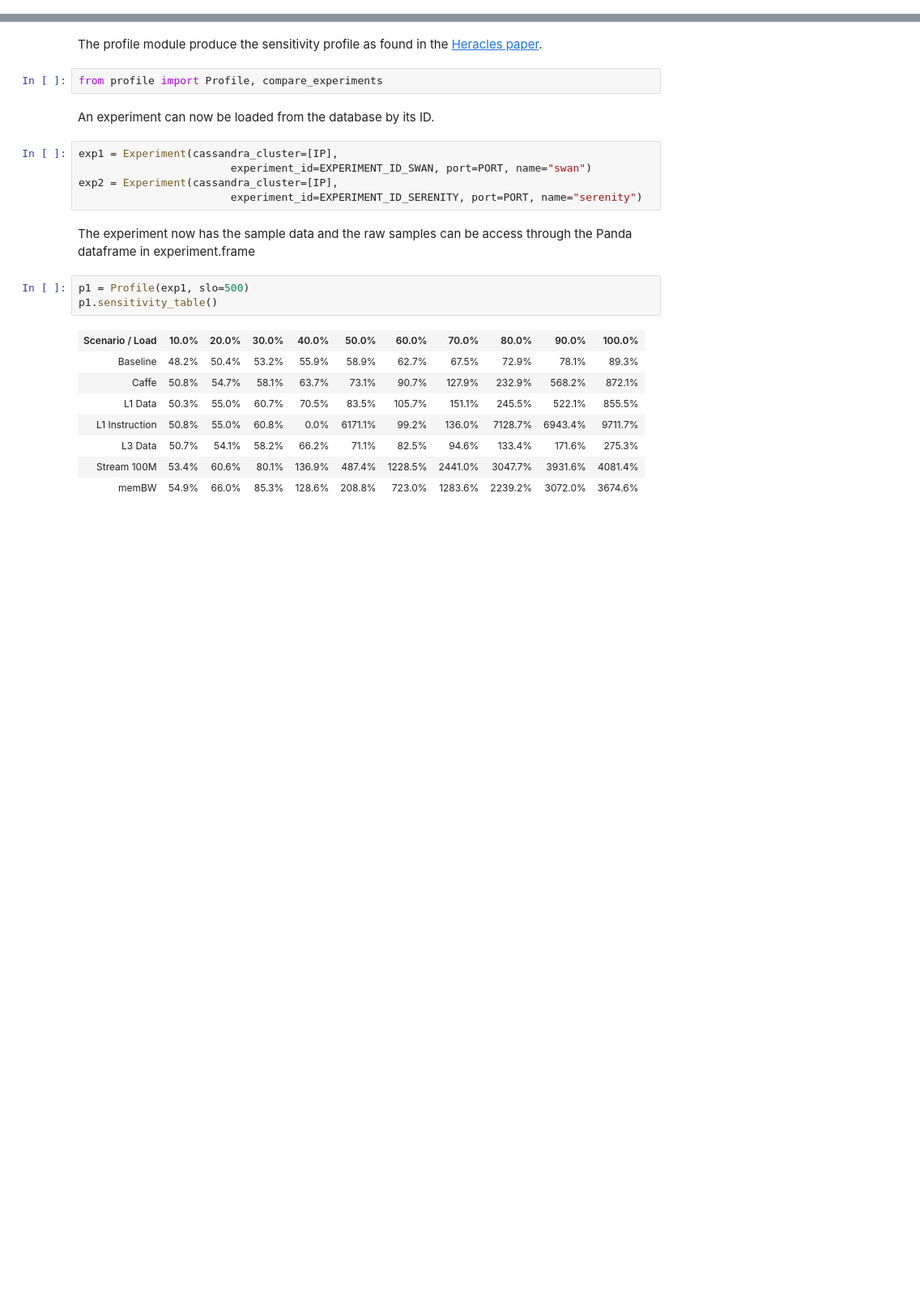
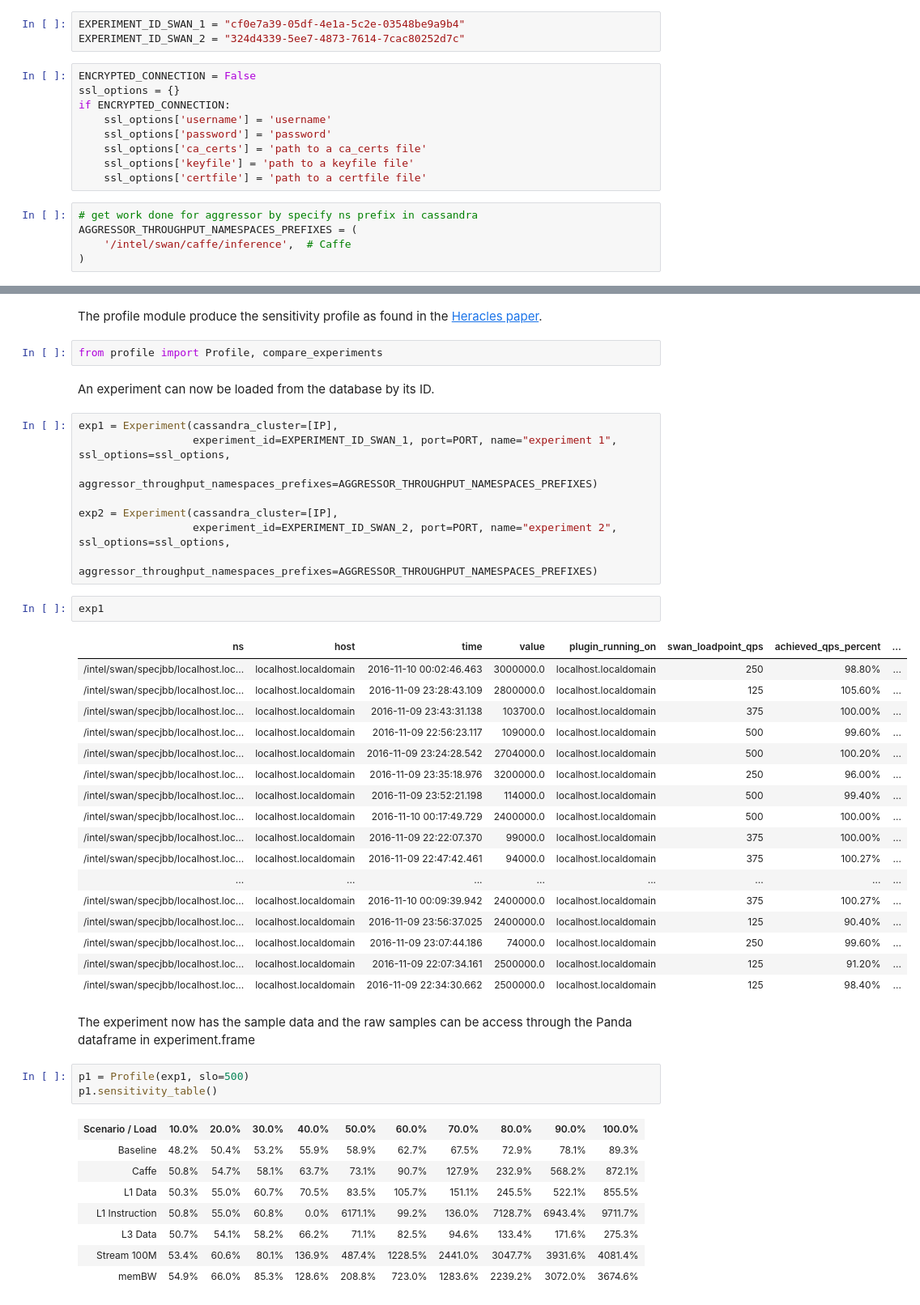
Before and after one commit to intelsdi-x/swan, a Jupyter notebook: scripts/jupyter/example.ipynb, the cells around one changed output, grey strips where cells are left out. Shown at 81% size. Saved outputs shown, nothing was run; the diff lists cells and outputs as text; blank space fills up the shorter version.

```diff
--- a/scripts/jupyter/example.ipynb
+++ b/scripts/jupyter/example.ipynb
@@ -15,3 +15,20 @@ EXPERIMENT_ID_SERENITY = "324d4339-5ee7-4873-7614-7cac80252d7c"
+# %%
+EXPERIMENT_ID_SWAN_1 = "cf0e7a39-05df-4e1a-5c2e-03548be9a9b4"
+EXPERIMENT_ID_SWAN_2 = "324d4339-5ee7-4873-7614-7cac80252d7c"
+# %%
+ENCRYPTED_CONNECTION = False
+ssl_options = {}
+if ENCRYPTED_CONNECTION:
+    ssl_options['username'] = 'username'
+    ssl_options['password'] = 'password'
+    ssl_options['ca_certs'] = 'path to a ca_certs file'
+    ssl_options['keyfile'] = 'path to a keyfile file'
+    ssl_options['certfile'] = 'path to a certfile file'
+# %%
+# get work done for aggressor by specify ns prefix in cassandra
+AGGRESSOR_THROUGHPUT_NAMESPACES_PREFIXES = (
+    '/intel/swan/caffe/inference',  # Caffe
+)
 # %% [markdown]
 The experiment module contains the entry point for swan experiment data.
 # %%
@@ -24,9 +41,32 @@ from profile import Profile, compare_experiments
 An experiment can now be loaded from the database by its ID.
 # %%
 exp1 = Experiment(cassandra_cluster=[IP],
-                        experiment_id=EXPERIMENT_ID_SWAN, port=PORT, name="swan")
+                  experiment_id=EXPERIMENT_ID_SWAN_1, port=PORT, name="experiment 1", ssl_options=ssl_options,
+                  aggressor_throughput_namespaces_prefixes=AGGRESSOR_THROUGHPUT_NAMESPACES_PREFIXES)
+
 exp2 = Experiment(cassandra_cluster=[IP],
-                        experiment_id=EXPERIMENT_ID_SERENITY, port=PORT, name="serenity")
+                  experiment_id=EXPERIMENT_ID_SWAN_2, port=PORT, name="experiment 2", ssl_options=ssl_options,
+                  aggressor_throughput_namespaces_prefixes=AGGRESSOR_THROUGHPUT_NAMESPACES_PREFIXES)
+# %%
+exp1
+# %% [output]
+| ns | host | time | value | plugin_running_on | swan_loadpoint_qps | achieved_qps_percent | ... |
+| /intel/swan/specjbb/localhost.loc... | localhost.localdomain | 2016-11-10 00:02:46.463 | 3000000.0 | localhost.localdomain | 250 | 98.80% | ... |
+| /intel/swan/specjbb/localhost.loc... | localhost.localdomain | 2016-11-09 23:28:43.109 | 2800000.0 | localhost.localdomain | 125 | 105.60% | ... |
+| /intel/swan/specjbb/localhost.loc... | localhost.localdomain | 2016-11-09 23:43:31.138 | 103700.0 | localhost.localdomain | 375 | 100.00% | ... |
+| /intel/swan/specjbb/localhost.loc... | localhost.localdomain | 2016-11-09 22:56:23.117 | 109000.0 | localhost.localdomain | 500 | 99.60% | ... |
+| /intel/swan/specjbb/localhost.loc... | localhost.localdomain | 2016-11-09 23:24:28.542 | 2704000.0 | localhost.localdomain | 500 | 100.20% | ... |
+| /intel/swan/specjbb/localhost.loc... | localhost.localdomain | 2016-11-09 23:35:18.976 | 3200000.0 | localhost.localdomain | 250 | 96.00% | ... |
+| /intel/swan/specjbb/localhost.loc... | localhost.localdomain | 2016-11-09 23:52:21.198 | 114000.0 | localhost.localdomain | 500 | 99.40% | ... |
+| /intel/swan/specjbb/localhost.loc... | localhost.localdomain | 2016-11-10 00:17:49.729 | 2400000.0 | localhost.localdomain | 500 | 100.00% | ... |
+| /intel/swan/specjbb/localhost.loc... | localhost.localdomain | 2016-11-09 22:22:07.370 | 99000.0 | localhost.localdomain | 375 | 100.00% | ... |
+| /intel/swan/specjbb/localhost.loc... | localhost.localdomain | 2016-11-09 22:47:42.461 | 94000.0 | localhost.localdomain | 375 | 100.27% | ... |
+| ... | ... | ... | ... | ... | ... | ... | ... |
+| /intel/swan/specjbb/localhost.loc... | localhost.localdomain | 2016-11-10 00:09:39.942 | 2400000.0 | localhost.localdomain | 375 | 100.27% | ... |
+| /intel/swan/specjbb/localhost.loc... | localhost.localdomain | 2016-11-09 23:56:37.025 | 2400000.0 | localhost.localdomain | 125 | 90.40% | ... |
+| /intel/swan/specjbb/localhost.loc... | localhost.localdomain | 2016-11-09 23:07:44.186 | 74000.0 | localhost.localdomain | 250 | 99.60% | ... |
+| /intel/swan/specjbb/localhost.loc... | localhost.localdomain | 2016-11-09 22:07:34.161 | 2500000.0 | localhost.localdomain | 125 | 91.20% | ... |
+| /intel/swan/specjbb/localhost.loc... | localhost.localdomain | 2016-11-09 22:34:30.662 | 2500000.0 | localhost.localdomain | 125 | 98.40% | ... |
 # %% [markdown]
 The experiment now has the sample data and the raw samples can be access through the Panda dataframe in experiment.frame
 # %%
```
Also changed, not shown: parts of 5 cells of this notebook, 2 other files.
